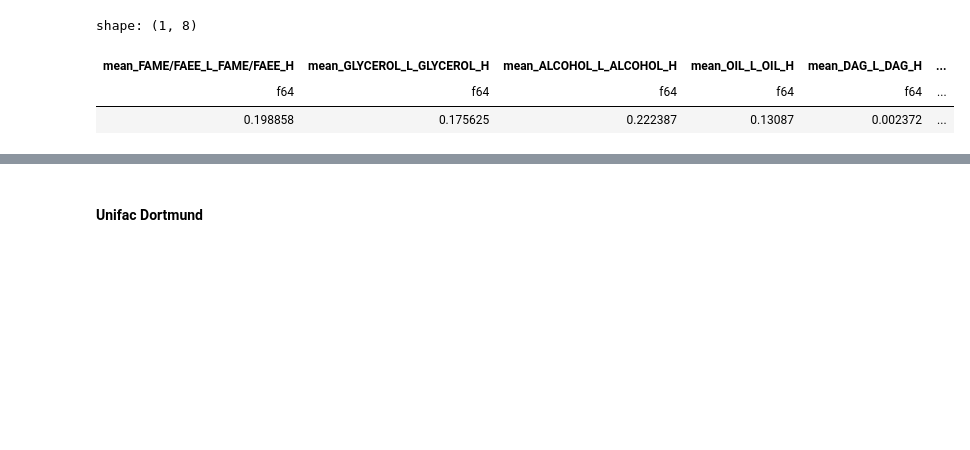
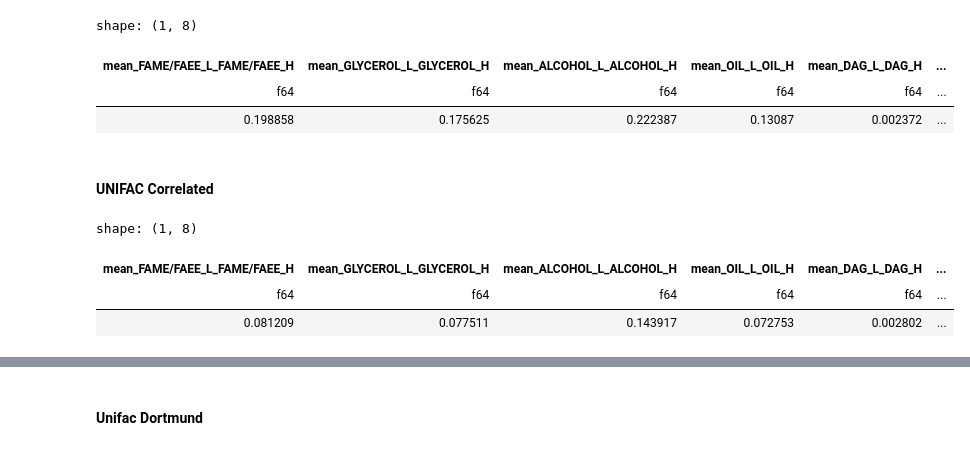
Before and after one commit to Juandhb99/ThermOleo, a Jupyter notebook: Evaluation/comp_eval.ipynb, the cells around one changed output, grey strips where cells are left out. Cells and saved outputs as stored; diff of their text form; code cells hidden in the pictures; blank space fills up the shorter version.

```diff
--- a/Evaluation/comp_eval.ipynb
+++ b/Evaluation/comp_eval.ipynb
@@ -57,3 +57,21 @@ shape: (1, 8)
 | mean_FAME/FAEE_L_FAME/FAEE_H | mean_GLYCEROL_L_GLYCEROL_H | mean_ALCOHOL_L_ALCOHOL_H | mean_OIL_L_OIL_H | mean_DAG_L_DAG_H | ... |
 | f64 | f64 | f64 | f64 | f64 | ... |
 | 0.198858 | 0.175625 | 0.222387 | 0.13087 | 0.002372 | ... |
+# %% [markdown]
+#### UNIFAC Correlated
+# %%
+exp_compositions_np = load_real_data(r"C:\Juan\maestria\ThermOleo\ExperimentalData\data\No 47exp\refined_lle_data_v5.xlsx")
+exp_compositions_np_train = load_real_data(r"C:\Juan\maestria\ThermOleo\Evaluation\Stochastic_optimization\GA\unifac_train_data.xlsx")
+exp_compositions_np_test = load_real_data(r"C:\Juan\maestria\ThermOleo\Evaluation\Stochastic_optimization\GA\unifac_test_data.xlsx")
+calculated_data_np_total = load_predicted_data(r"C:\Juan\maestria\ThermOleo\Evaluation\Stochastic_optimization\GA\unifac_total_results.xlsx")
+calculated_data_np_train = load_predicted_data(r"C:\Juan\maestria\ThermOleo\Evaluation\Stochastic_optimization\GA\unifac_train_results.xlsx")
+calculated_data_np_test = load_predicted_data(r"C:\Juan\maestria\ThermOleo\Evaluation\Stochastic_optimization\GA\unifac_test_results.xlsx")
+# %%
+unifac_results = calculate_RMSE(exp_compositions_np, calculated_data_np_total)
+means = component_mean(unifac_results)
+means
+# %% [output]
+shape: (1, 8)
+| mean_FAME/FAEE_L_FAME/FAEE_H | mean_GLYCEROL_L_GLYCEROL_H | mean_ALCOHOL_L_ALCOHOL_H | mean_OIL_L_OIL_H | mean_DAG_L_DAG_H | ... |
+| f64 | f64 | f64 | f64 | f64 | ... |
+| 0.081209 | 0.077511 | 0.143917 | 0.072753 | 0.002802 | ... |
```
Also changed, not shown: parts of 2 cells of this notebook, 13 other files.
